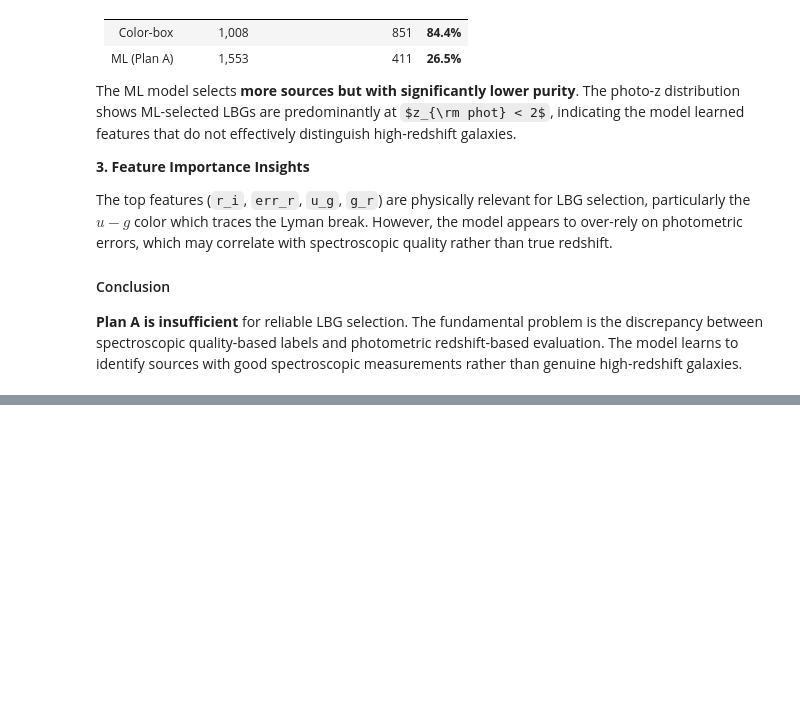
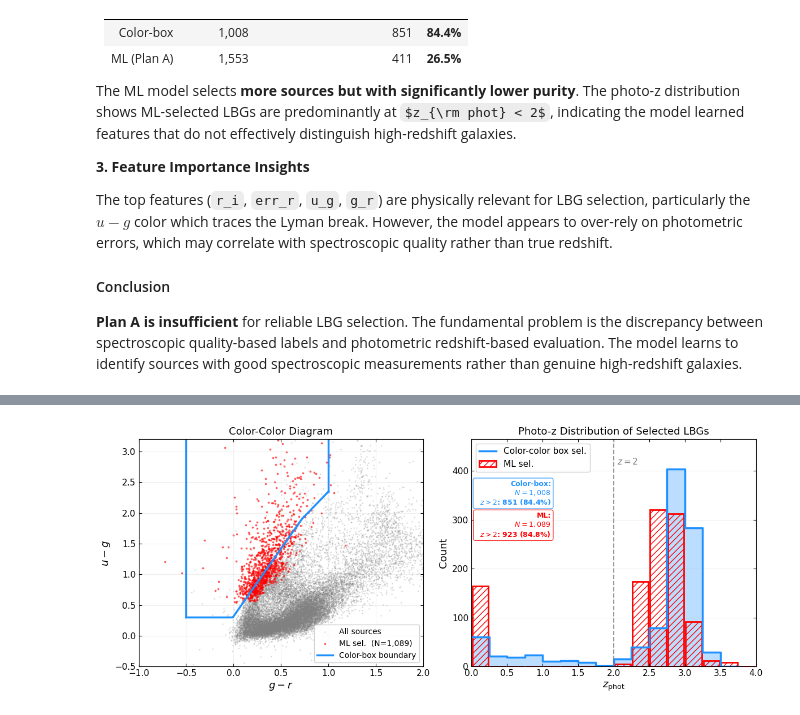
Before and after one commit to Zireael-Rhena/Target_Selection_Based_on_Photometric_Data, a Jupyter notebook: COSMOS_model_training.ipynb, the cells around one changed output, grey strips where cells are left out. Cells and saved outputs as stored; diff of their text form; code cells hidden in the pictures; some formulas as TeX source; blank space fills up the shorter version.

Commit message:
Photometric data-based LBG selection.

```diff
--- a/COSMOS_model_training.ipynb
+++ b/COSMOS_model_training.ipynb
@@ -1477,0 +1631,18 @@ The top features (`r_i`, `err_r`, `u_g`, `g_r`) are physically relevant for LBG
+# %%
+# =============================================================================
+# 4. HIGH-QUALITY SUBSET SELECTION
+# =============================================================================
+QUALITY_THRESHOLD = 0.05
+print("\n" + "=" * 70)
+print("STEP 3: HIGH-QUALITY SUBSET")
+print("=" * 70)
+
+# High-quality mask
+mask_hq = (df_all['z_rel_err'] < QUALITY_THRESHOLD) & np.isfinite(df_all['z_rel_err'])
+print(f"High-quality mask: σ_z/z < {QUALITY_THRESHOLD}")
+
+df_hq = df_all[mask_hq]. copy().reset_index(drop=True)
+
+print(f"High-quality sources: {len(df_hq):,} ({len(df_hq)/len(df_all)*100:.1f}%)")
+print(f"  LBG:  {df_hq['is_lbg'].sum():,} ({df_hq['is_lbg'].mean()*100:.2f}%)")
+print(f"  Non-LBG: {(1 - df_hq['is_lbg']).sum():,}")
@@ -1477,0 +2116,80 @@ The top features (`r_i`, `err_r`, `u_g`, `g_r`) are physically relevant for LBG
+# %%
+# -----------------------------------------------------------------------------
+# Figure 2: ML vs Color-Box Comparison
+# -----------------------------------------------------------------------------
+fig2, axes2 = plt.subplots(1, 2, figsize=(12, 5))
+
+# (a) Color-color diagram
+ax = axes2[0]
+sample_idx = np.random.choice(len(g_r_all), min(20000, len(g_r_all)), replace=False)
+ax.scatter(g_r_all[sample_idx], u_g_all[sample_idx], s=1, alpha=0.2, c='gray',
+           rasterized=True, label='All sources')
+ax.scatter(g_r_all[mask_ml_lbg], u_g_all[mask_ml_lbg], s=3, alpha=0.5, c='red',
+           rasterized=True, label=f'ML sel.  (N={n_ml_lbg:,})')
+
+# Color-box boundary
+g_r_line = np.linspace(-0.5, 1.0, 400)
+lower_bound = np.array([max(0.3, min(2.2*gr + 0.32, max(0.9, 1.6*gr + 0.75)))
+                        for gr in g_r_line])
+ax.plot(g_r_line, lower_bound, 'dodgerblue', lw=2.5, label='Color-box boundary')
+ax.plot([-0.5, -0.5], [lower_bound[0], 3.5], 'dodgerblue', lw=2.5)
+ax.plot([1.0, 1.0], [lower_bound[-1], 3.5], 'dodgerblue', lw=2.5)
+
+ax.set_xlim(-1.0, 2.0)
+ax.set_ylim(-0.5, 3.2)
+ax.set_xlabel(r'$g - r$', fontsize=13)
+ax.set_ylabel(r'$u - g$', fontsize=13)
+ax.set_title('Color-Color Diagram', fontsize=13)
+ax.legend(loc='lower right', fontsize=10, framealpha=0.9)
+ax.tick_params(axis='both', labelsize=11, direction='in', top=True, right=True)
+ax.grid(True, alpha=0.2)
+
+# (b) Photo-z histogram comparison
+ax = axes2[1]
+bins = np.arange(0, 4.25, 0.25)
+bin_centers = 0.5 * (bins[:-1] + bins[1:])
+bin_width = bins[1] - bins[0]
+
+counts_box, _ = np.histogram(zphot_box, bins=bins)
+ax.step(bins[:-1], counts_box, where='post', color='dodgerblue', lw=2.5,
+        label='Color-color box sel.')
+ax.fill_between(bins[:-1], counts_box, step='post', alpha=0.3, color='dodgerblue')
+
+counts_ml, _ = np. histogram(zphot_ml_lbg, bins=bins)
+ax.bar(bin_centers, counts_ml, width=bin_width * 0.9, fill=False,
+       edgecolor='red', linewidth=2, hatch='///', label='ML sel.')
+
+y_max = max(counts_box. max(), counts_ml.max()) * 1.15
+ax.axvline(x=2.0, color='gray', linestyle='--', lw=1.5, alpha=0.8)
+ax.text(2.05, y_max * 0.92, r'$z=2$', fontsize=11, color='gray', va='top')
+
+ax.set_xlim(0, 4.0)
+ax.set_ylim(0, y_max)
+ax.set_xlabel(r'$z_{\rm phot}$', fontsize=13)
+ax.set_ylabel('Count', fontsize=13)
+ax.set_title('Photo-z Distribution of Selected LBGs', fontsize=13)
+ax.legend(loc='upper left', fontsize=11, framealpha=0.9)
+ax.tick_params(axis='both', labelsize=11, direction='in', top=True, right=True)
+ax.grid(True, alpha=0.2, axis='y')
+
+# Statistics
+n_box_z2 = (zphot_box > 2).sum()
+frac_box_z2 = n_box_z2 / len(zphot_box) * 100 if len(zphot_box) > 0 else 0
+stats_box = f'Color-box:\n  $N = {len(zphot_box):,}$\n  $z > 2$: {n_box_z2:,} ({frac_box_z2:.1f}%)'
+
+n_ml_z2 = (zphot_ml_lbg > 2).sum()
+frac_ml_z2 = n_ml_z2 / len(zphot_ml_lbg) * 100 if len(zphot_ml_lbg) > 0 else 0
+stats_ml = f'ML:\n  $N = {len(zphot_ml_lbg):,}$\n  $z > 2$: {n_ml_z2:,} ({frac_ml_z2:.1f}%)'
+
+ax.text(0.28, 0.82, stats_box, transform=ax.transAxes, fontsize=9,
+        va='top', ha='right', color='dodgerblue', fontweight='bold',
+        bbox=dict(boxstyle='round', facecolor='white', alpha=0.8, edgecolor='dodgerblue'))
+ax.text(0.28, 0.68, stats_ml, transform=ax.transAxes, fontsize=9,
+        va='top', ha='right', color='red', fontweight='bold',
+        bbox=dict(boxstyle='round', facecolor='white', alpha=0.8, edgecolor='red'))
+
+plt.tight_layout()
+plt.savefig('../images/ml_vs_colorbox_planB.png', dpi=600, bbox_inches='tight')
+plt.show()
+# %% [output]
+[figure, added]
```
Also changed, not shown: parts of 16 cells of this notebook.
